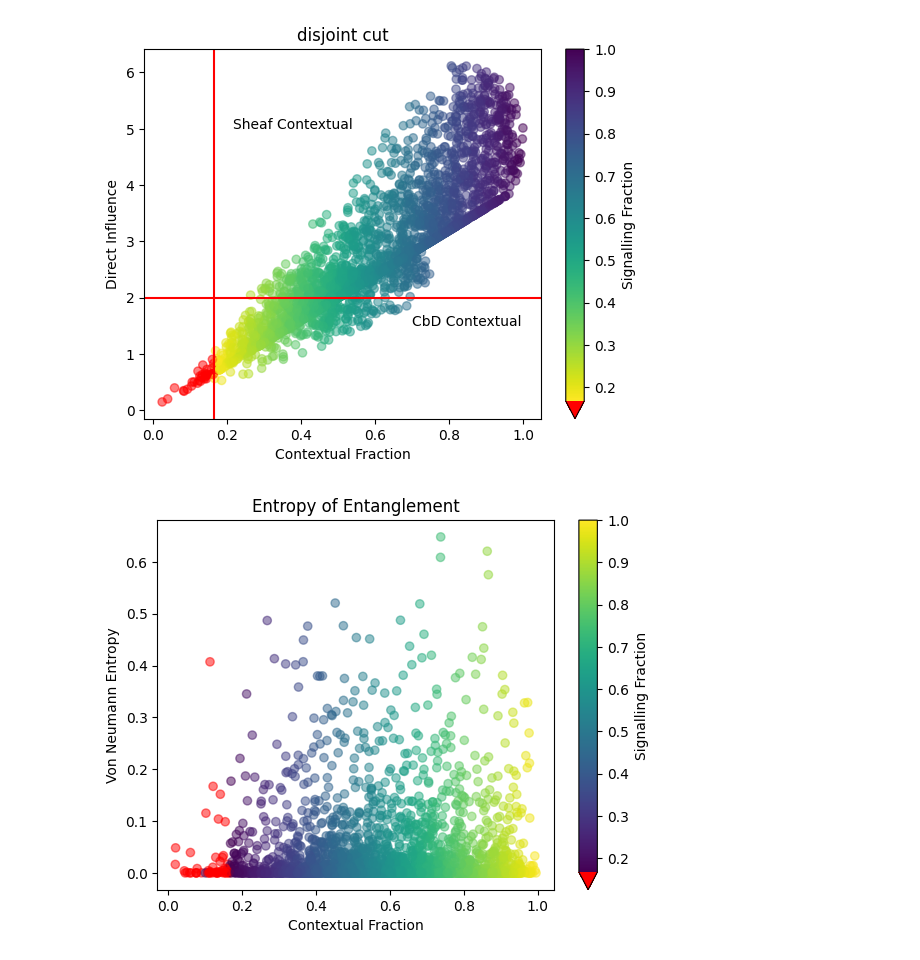
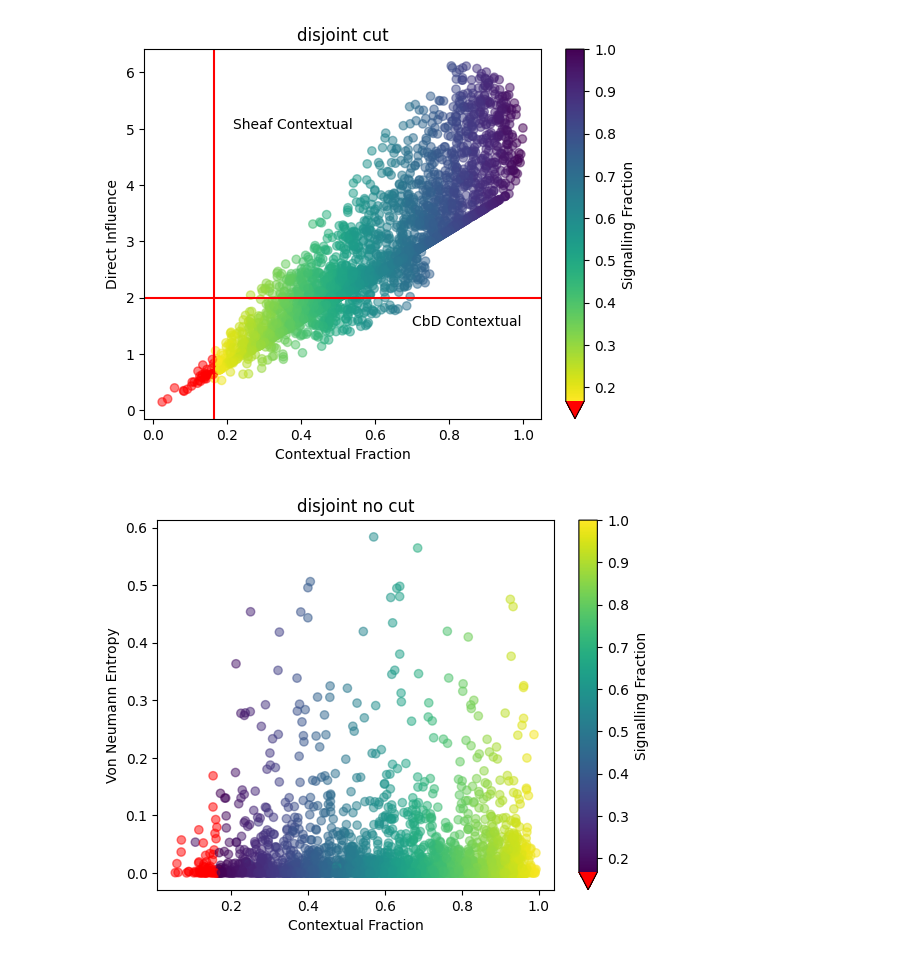
Before and after one commit to TilenLS/qnlp, a Jupyter notebook: main.ipynb, the cells around one changed output. Cells and saved outputs as stored; diff of their text form; code cells hidden in the pictures.

```diff
--- a/main.ipynb
+++ b/main.ipynb
@@ -50,25 +29,6 @@ S = AtomicType.SENTENCE
 P = AtomicType.PREPOSITIONAL_PHRASE
 
 ansatz = IQPAnsatz({N: 1, S: 1, P:1}, n_layers=1, n_single_qubit_params=3)
-# %%
-def sent2dig(sentence1: str, sentence2: str, pro: str, ref: str, mode='default', con=True):
-    diagram1 = parser.sentence2diagram(sentence1)
-    diagram2 = parser.sentence2diagram(sentence2)
-    diagram = tensor(diagram1, diagram2)
-
-    if mode == 'spider':
-        diagram = diagram >> Spider(S, 2, 1)
-    elif mode == 'box':
-        merger = UnifyCodomainRewriter(S)
-        diagram = merger(diagram)
-
-    if con == True:
-        pro_box_idx = next(i for i, box in enumerate(diagram.boxes) if box.name.casefold() == pro.casefold())
-        ref_box_idx = next(i for i, box in enumerate(diagram.boxes) if box.name.casefold() == ref.casefold())
-        diagram = connect_anaphora(diagram, pro_box_idx, ref_box_idx)
-
-    diagram = rewriter(remove_cups(diagram)).normal_form()
-    return diagram
 # %%
 class data_processor:
     def __init__(self, scenario: Scenario, model_path: str=None):
@@ -156,9 +116,8 @@ class data_processor:
             res = max(res, cur)
         return res
 
-    def bipartide_partial_trace(self, state):
-        dense_mat = np.outer(state, state)
-        n_dim = len(state)//2
+    def bipartide_partial_trace(self, dense_mat):
+        n_dim = dense_mat.shape[0]//2
         id_mat = np.identity(n_dim)
         basis = np.split(id_mat, n_dim)
 
@@ -272,5 +231,5 @@ scenario_442_disjoint_cut.plot_cnxt(title="disjoint cut")
 [figure]
 # %%
 test = data_processor(scenario=CyclicScenario(['a','b','A','B'],2),
-                      model_path=models['spider_uncut'])
+                      model_path=models['disjoint_uncut'])
 # %%
@@ -281,15 +240,16 @@ x = test.data["CF"]
 z = test.data["SF"]
 # %%
 y = []
-for diagram in test.diagrams:
+for diagram in tqdm(test.diagrams):
     try:
         dist = test.model.get_diagram_output([diagram])[0].flatten()
-        reduced_dense_mat = test.bipartide_partial_trace(np.sqrt(dist))
+        state = np.sqrt(dist)
+        reduced_dense_mat = test.bipartide_partial_trace(np.outer(state, state))
         y.append(test.calc_vne(reduced_dense_mat))
-    except:
-        pass
+    except Exception as err:
+        tqdm.write(f"Error: {err}".strip(), file=sys.stderr)
 # %%
-test.test_plot(title="Entropy of Entanglement", save=True, x=x, y=y, z=z, vmin=1/6, vmax=1,
+test.test_plot(title="disjoint no cut", save=True, x=x, y=y, z=z, vmin=1/6, vmax=1,
                                     x_label='Contextual Fraction', y_label='Von Neumann Entropy', z_label='Signalling Fraction')
 # %% [output]
-[figure, old version]
+[figure, new version]
```
Also changed, not shown: parts of 9 cells of this notebook, 3 other files.
